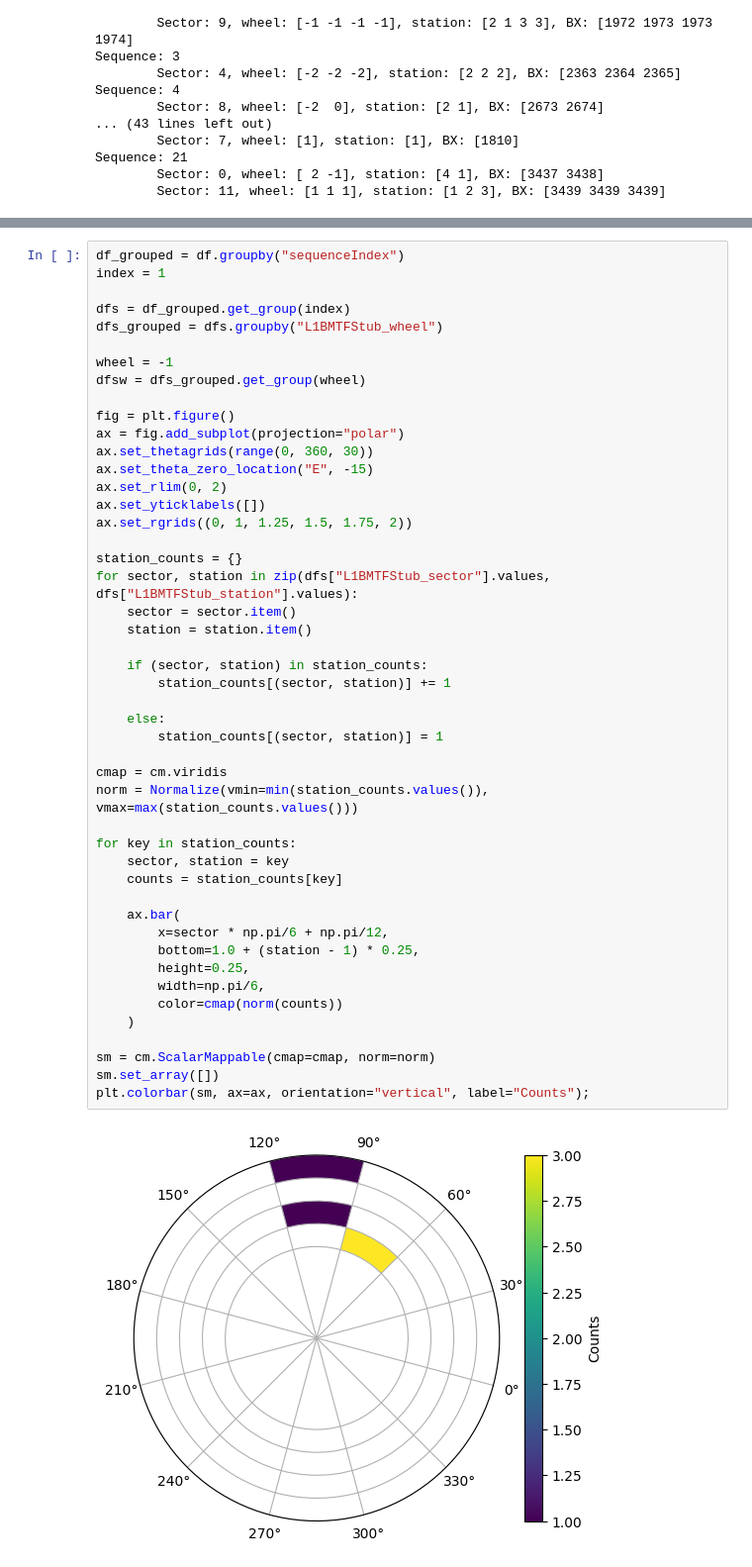
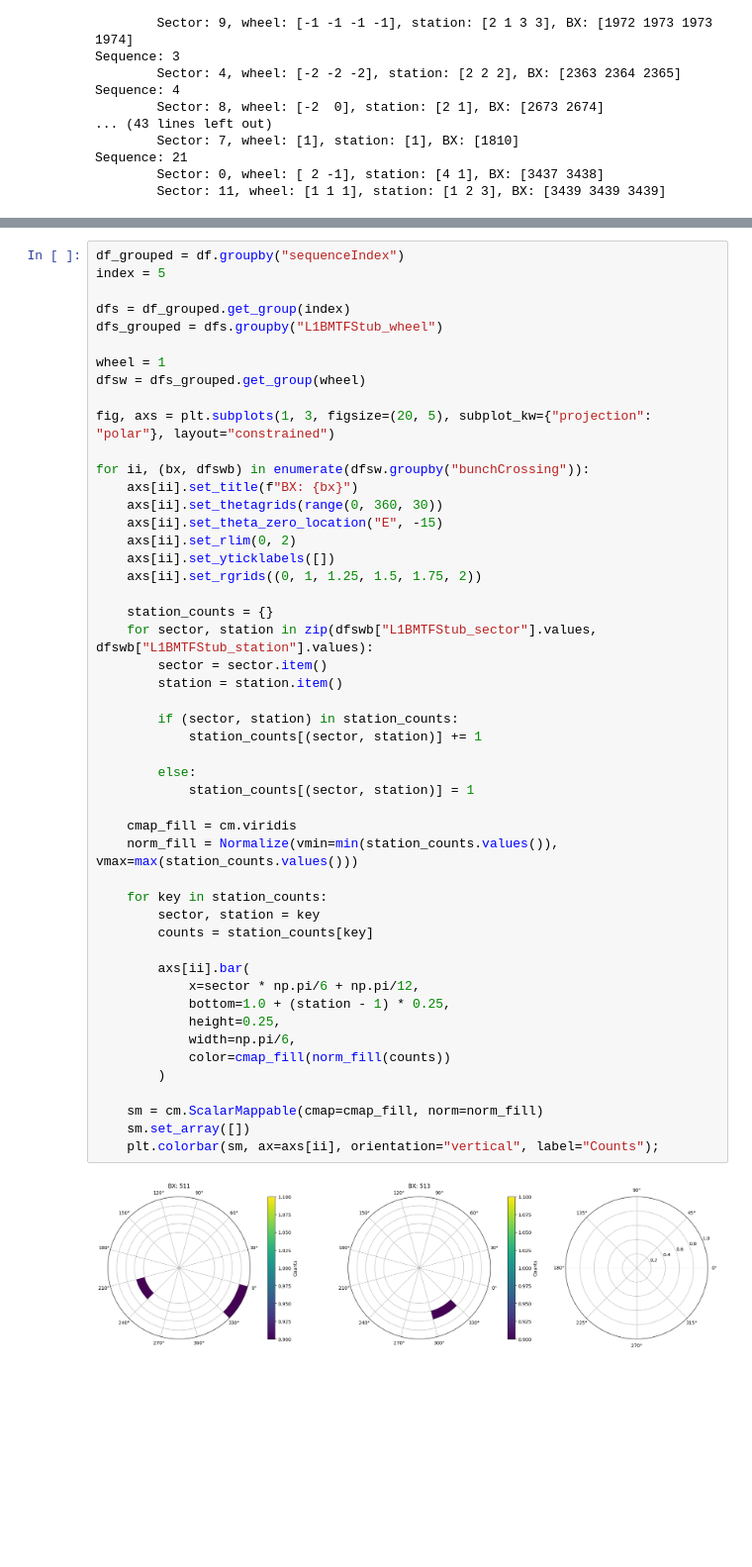
Before and after one commit to GiovanniZago/bxad-test, a Jupyter notebook: sequences_inspector.ipynb, the cells around one changed output, grey strips where cells are left out. Shown: that part at 99% size. Cells and saved outputs as stored; diff of their text form; blank space fills up the shorter version.

```diff
--- a/sequences_inspector.ipynb
+++ b/sequences_inspector.ipynb
@@ -60,49 +51,51 @@ ax.set_theta_zero_location("E", -15)
 # %%
 df_grouped = df.groupby("sequenceIndex")
-index = 1
+index = 5
 
 dfs = df_grouped.get_group(index)
 dfs_grouped = dfs.groupby("L1BMTFStub_wheel")
 
-wheel = -1
+wheel = 1
 dfsw = dfs_grouped.get_group(wheel)
 
-fig = plt.figure()
-ax = fig.add_subplot(projection="polar")
-ax.set_thetagrids(range(0, 360, 30))
-ax.set_theta_zero_location("E", -15)
-ax.set_rlim(0, 2)
-ax.set_yticklabels([])
-ax.set_rgrids((0, 1, 1.25, 1.5, 1.75, 2))
+fig, axs = plt.subplots(1, 3, figsize=(20, 5), subplot_kw={"projection": "polar"}, layout="constrained")
 
-station_counts = {}
-for sector, station in zip(dfs["L1BMTFStub_sector"].values, dfs["L1BMTFStub_station"].values):
-    sector = sector.item()
-    station = station.item()
+for ii, (bx, dfswb) in enumerate(dfsw.groupby("bunchCrossing")):
+    axs[ii].set_title(f"BX: {bx}")
+    axs[ii].set_thetagrids(range(0, 360, 30))
+    axs[ii].set_theta_zero_location("E", -15)
+    axs[ii].set_rlim(0, 2)
+    axs[ii].set_yticklabels([])
+    axs[ii].set_rgrids((0, 1, 1.25, 1.5, 1.75, 2))
 
-    if (sector, station) in station_counts:
-        station_counts[(sector, station)] += 1
+    station_counts = {}
+    for sector, station in zip(dfswb["L1BMTFStub_sector"].values, dfswb["L1BMTFStub_station"].values):
+        sector = sector.item()
+        station = station.item()
 
-    else:
-        station_counts[(sector, station)] = 1
+        if (sector, station) in station_counts:
+            station_counts[(sector, station)] += 1
 
-cmap = cm.viridis
-norm = Normalize(vmin=min(station_counts.values()), vmax=max(station_counts.values()))
+        else:
+            station_counts[(sector, station)] = 1
 
-for key in station_counts:
-    sector, station = key
-    counts = station_counts[key]
+    cmap_fill = cm.viridis
+    norm_fill = Normalize(vmin=min(station_counts.values()), vmax=max(station_counts.values()))
 
-    ax.bar(
-        x=sector * np.pi/6 + np.pi/12,
-        bottom=1.0 + (station - 1) * 0.25,
-        height=0.25,
-        width=np.pi/6,
-        color=cmap(norm(counts))
-    )
+    for key in station_counts:
+        sector, station = key
+        counts = station_counts[key]
 
-sm = cm.ScalarMappable(cmap=cmap, norm=norm)
-sm.set_array([])
-plt.colorbar(sm, ax=ax, orientation="vertical", label="Counts");
+        axs[ii].bar(
+            x=sector * np.pi/6 + np.pi/12,
+            bottom=1.0 + (station - 1) * 0.25,
+            height=0.25,
+            width=np.pi/6,
+            color=cmap_fill(norm_fill(counts))
+        )
+
+    sm = cm.ScalarMappable(cmap=cmap_fill, norm=norm_fill)
+    sm.set_array([])
+    plt.colorbar(sm, ax=axs[ii], orientation="vertical", label="Counts");
 # %% [output]
-[figure, old version]
+[figure, new version]
```
Also changed, not shown: parts of 2 cells of this notebook.
